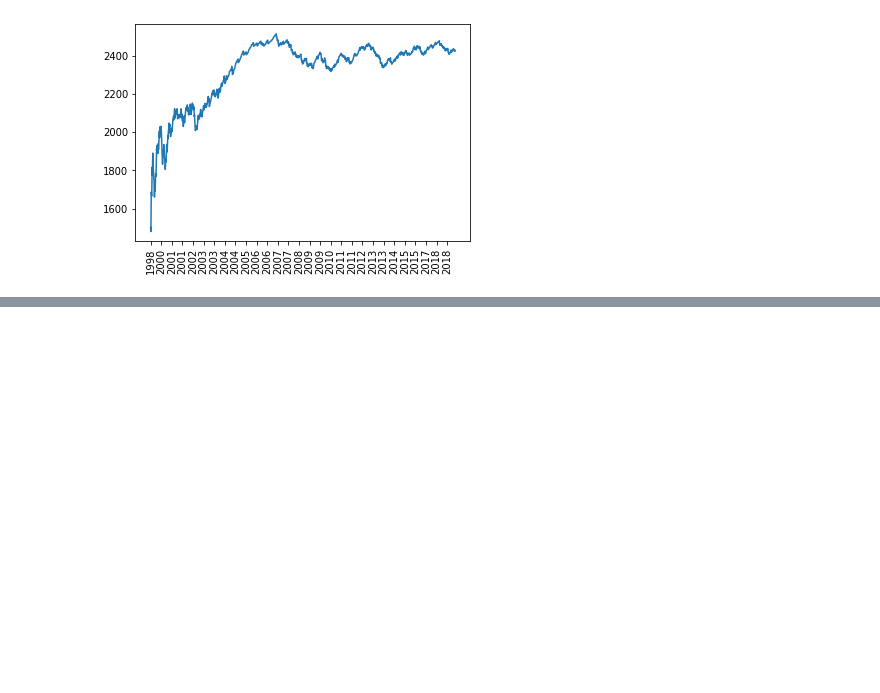
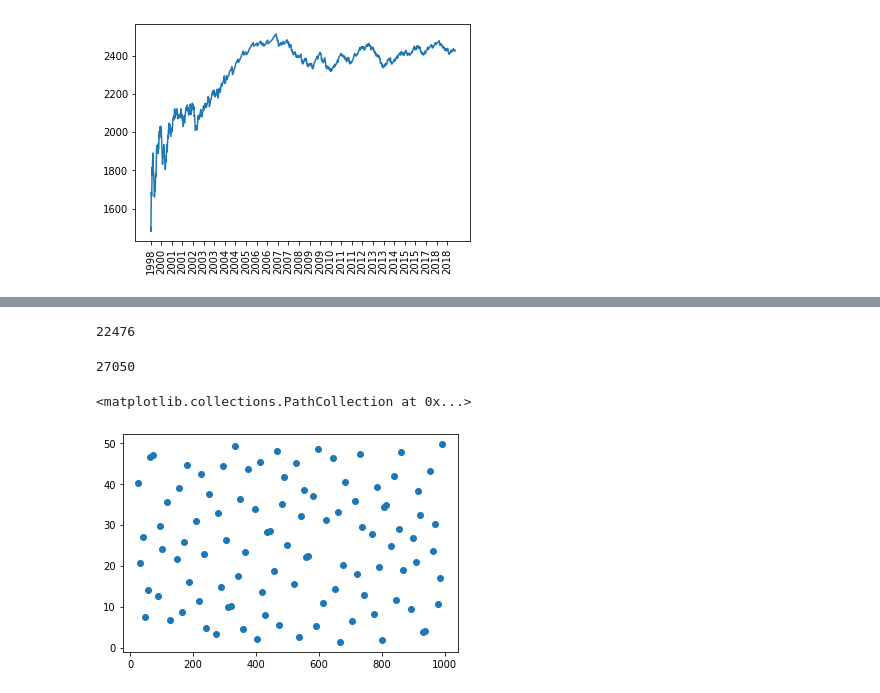
Before and after one commit to siddjagadish/tennis_new, a Jupyter notebook: tennis_new/model/Universal ELO.ipynb, the cells around one changed output, grey strips where cells are left out. Drawn from its saved outputs; the diff is of its cells as text; code cells hidden in the pictures; blank space fills up the shorter version.

Commit message:
Update to Universal ELO notebook

```diff
--- a/tennis_new/model/Universal ELO.ipynb
+++ b/tennis_new/model/Universal ELO.ipynb
@@ -207,0 +226,50 @@ plot_player_over_time('Roger Federer')
+# %%
+# How big is validation set?
+test_min_idx - val_min_idx
+# %% [output]
+22476
+# %%
+# How big is test set?
+jd.shape[0] - test_min_idx
+# %% [output]
+27050
+# %%
+from sobol import i4_sobol
+
+def generate_sobol_seq(dim, n, seed):
+    seed = seed
+    out = []
+    for i in range(n):
+        cur_out, seed = i4_sobol(dim, seed)
+        out.append(cur_out)
+    return np.array(out)
+
+def get_range_params(mini, maxi, randos):
+    return np.array(
+        list(map(lambda x: x * (maxi - mini) + mini, randos))
+    )
+# %%
+# Sobol Sample for Hyperparams, tune universal ELO model
+from tennis_new.ml.elo import ELOModel
+
+n_models = 100
+SEED = 10
+MIN_C = 10
+MAX_C = 1000
+
+MIN_O = 1
+MAX_O = 50
+
+MIN_S = 0.1
+MAX_S = 0.9
+
+sobol_grid = generate_sobol_seq(3, n_models, SEED)
+cs = get_range_params(MIN_C, MAX_C, sobol_grid[:, 0])
+os = get_range_params(MIN_O, MAX_O, sobol_grid[:, 1])
+ss = get_range_params(MIN_S, MAX_S, sobol_grid[:, 2])
+# %%
+# plots to make sure sobol has good coverage
+plt.scatter(cs, os)
+# %% [output]
+<matplotlib.collections.PathCollection at 0x...>
+[figure, added]
```
Also changed, not shown: parts of 16 cells of this notebook.
